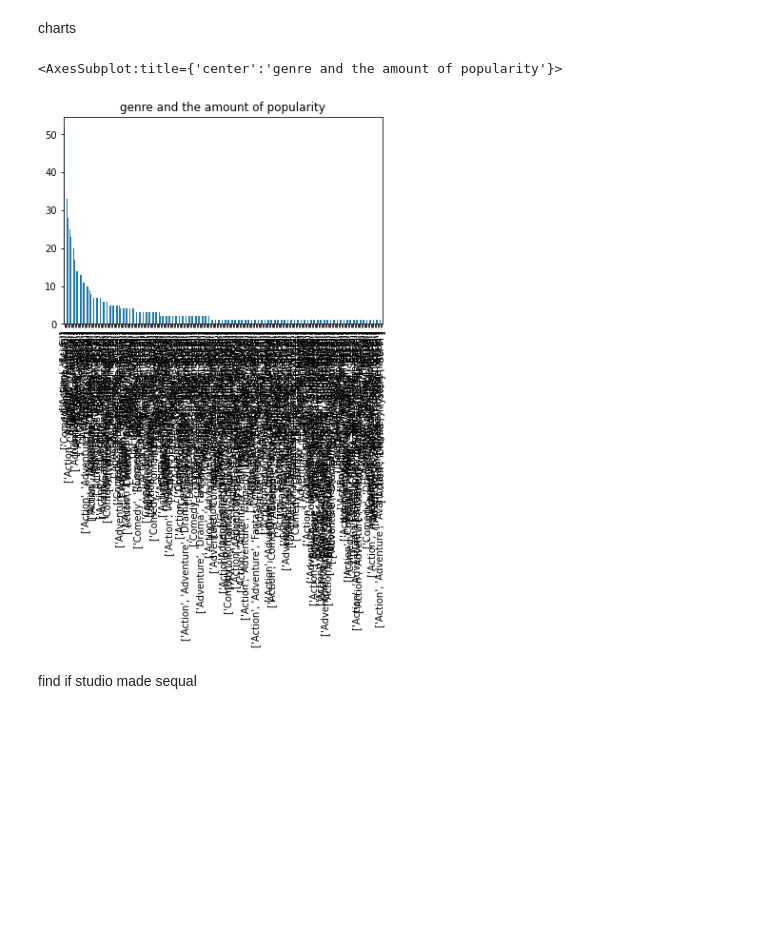
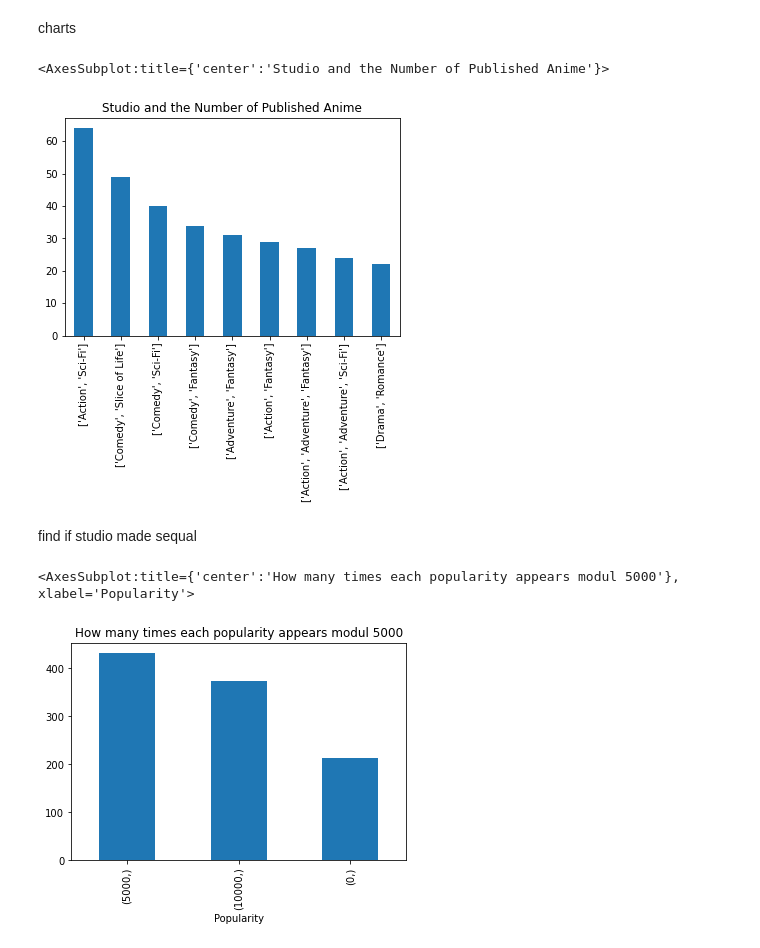
Before and after one commit to TamirIsCool/DataScIntro, a Jupyter notebook: Classification/WebScraping/prediction_groundwork_for_tommorow.ipynb, the cells around one changed output. Drawn from its saved outputs; the diff is of its cells as text; code cells hidden in the pictures; blank space fills up the shorter version.

Commit message:
Added Graphs

```diff
--- a/Classification/WebScraping/prediction_groundwork_for_tommorow.ipynb
+++ b/Classification/WebScraping/prediction_groundwork_for_tommorow.ipynb
@@ -104,16 +104,27 @@ charts
 # %%
 
 #cut genres
 #median genre popularity
 #make chart of genre vs populrity
 
 
-plt.title('genre and the amount of popularity')
-df.Genres.value_counts().plot(kind = 'bar')
+plt.title('Studio and the Number of Published Anime')
+genre_appearances = df.Genres.value_counts()
+genre_appearances[genre_appearances > 20].plot(kind = 'bar')
 # %% [output]
-<AxesSubplot:title={'center':'genre and the amount of popularity'}>
+<AxesSubplot:title={'center':'Studio and the Number of Published Anime'}>
-[figure, old version]
+[figure, new version]
 # %% [markdown]
 find if studio made sequal
 # %%
 #check if sequal.
+# %%
+plt.title('How many times each popularity appears modul 5000')
+df_popularity = df[['Popularity']].apply(lambda x: (x-(x%5000)))
+df_popularity
+
+df_popularity_count = df_popularity.value_counts()
+df_popularity_count.plot(kind = 'bar')
+# %% [output]
+<AxesSubplot:title={'center':'How many times each popularity appears modul 5000'}, xlabel='Popularity'>
+[figure, added]
```
